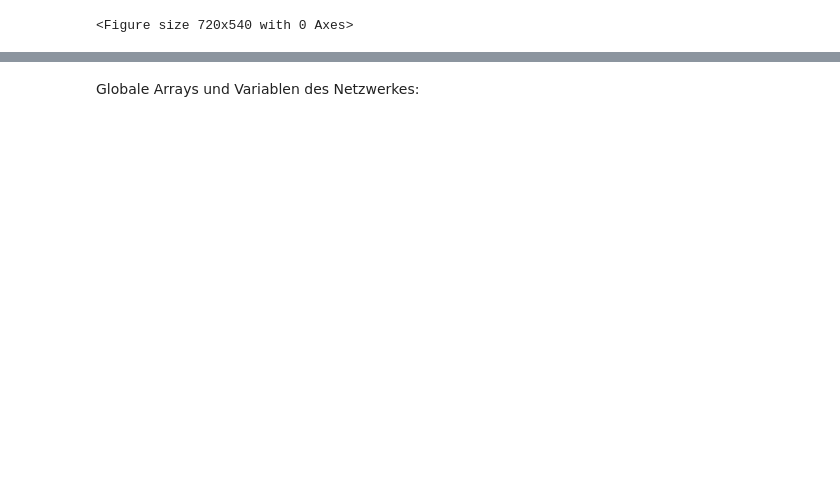
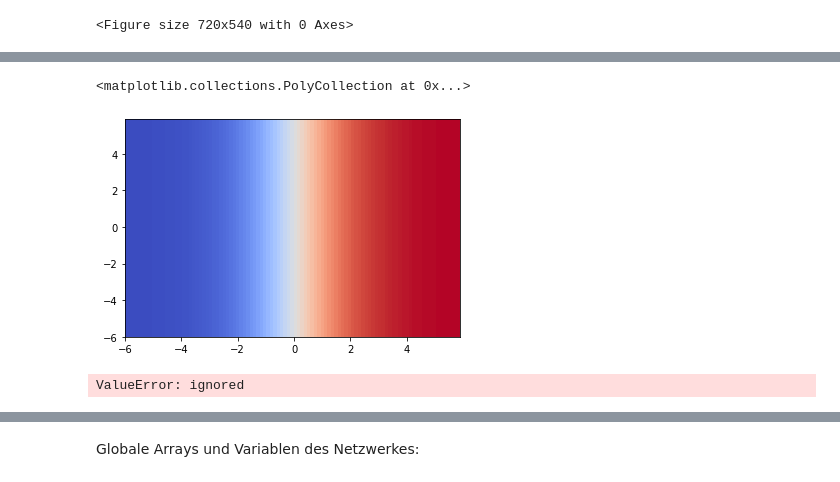
Before and after one commit to schmuecker/machine-learning-course, a Jupyter notebook: Deep Learning/01 backpropagation/01 MLP.ipynb, the cells around one changed output, grey strips where cells are left out. Drawn from its saved outputs; the diff is of its cells as text; code cells hidden in the pictures; blank space fills up the shorter version.

```diff
--- a/Deep Learning/01 backpropagation/01 MLP.ipynb
+++ b/Deep Learning/01 backpropagation/01 MLP.ipynb
@@ -104,0 +108,5 @@ array([[[-6.  ,  6.  ],
+# %%
+plt.pcolor(xx, yy, yGitter, alpha=1.0, cmap='coolwarm')
+# %% [output]
+<matplotlib.collections.PolyCollection at 0x...>
+[figure, added]
@@ -105,3 +128,8 @@ array([[[-6.  ,  6.  ],
+# %%
+design_matrix_gitter = pd.DataFrame(outputs_gitter)
+design_matrix_gitter
+# %% [output]
+ValueError: ignored
 # %%
 # read MNIST data set and scale it
 X0,y0,Xv,yv,X1,y1 = load_mnist.read([0,1,2,3,4,5,6,7,8,9], path="")
```
Also changed, not shown: parts of 12 cells of this notebook.
